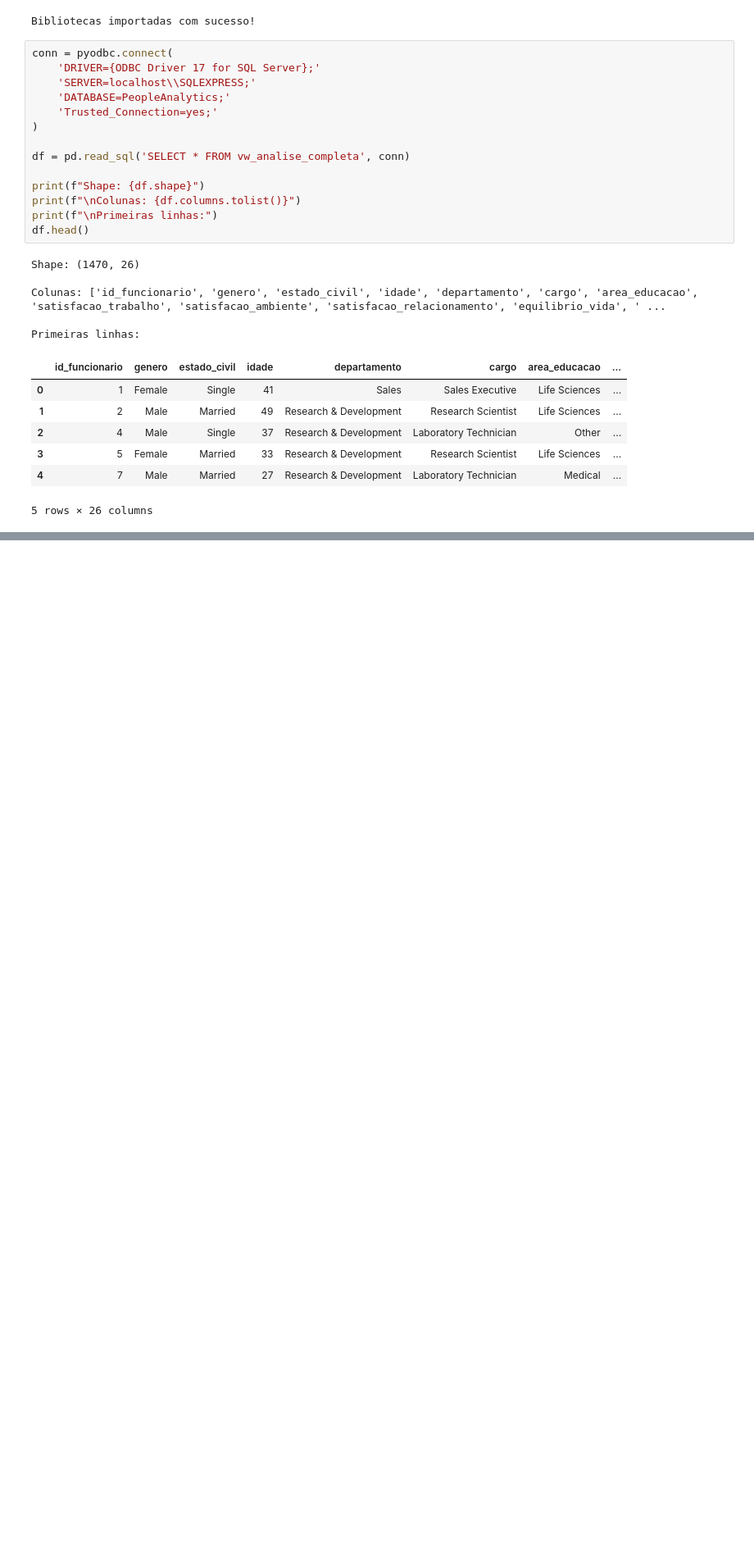
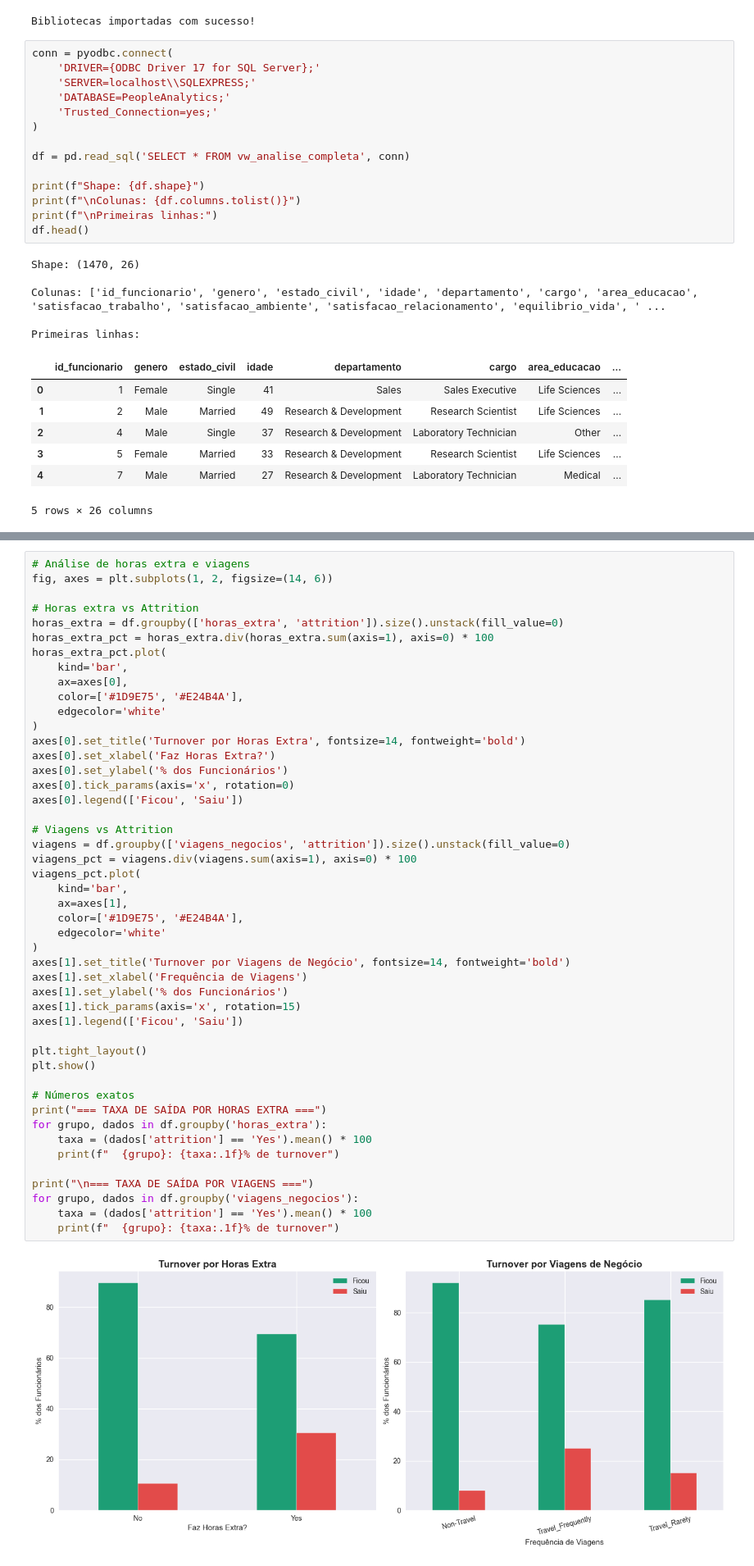
Before and after one commit to joaopedro4250/projeto_rh_people, a Jupyter notebook: python/people_analytics.ipynb, the cells around one changed output, grey strips where cells are left out. Shown at 82% size. Saved outputs shown, nothing was run; the diff lists cells and outputs as text; blank space fills up the shorter version.

```diff
--- a/python/people_analytics.ipynb
+++ b/python/people_analytics.ipynb
@@ -43,0 +204,49 @@ Primeiras linhas:
+# %%
+# Análise de horas extra e viagens
+fig, axes = plt.subplots(1, 2, figsize=(14, 6))
+
+# Horas extra vs Attrition
+horas_extra = df.groupby(['horas_extra', 'attrition']).size().unstack(fill_value=0)
+horas_extra_pct = horas_extra.div(horas_extra.sum(axis=1), axis=0) * 100
+horas_extra_pct.plot(
+    kind='bar',
+    ax=axes[0],
+    color=['#1D9E75', '#E24B4A'],
+    edgecolor='white'
+)
+axes[0].set_title('Turnover por Horas Extra', fontsize=14, fontweight='bold')
+axes[0].set_xlabel('Faz Horas Extra?')
+axes[0].set_ylabel('% dos Funcionários')
+axes[0].tick_params(axis='x', rotation=0)
+axes[0].legend(['Ficou', 'Saiu'])
+
+# Viagens vs Attrition
+viagens = df.groupby(['viagens_negocios', 'attrition']).size().unstack(fill_value=0)
+viagens_pct = viagens.div(viagens.sum(axis=1), axis=0) * 100
+viagens_pct.plot(
+    kind='bar',
+    ax=axes[1],
+    color=['#1D9E75', '#E24B4A'],
+    edgecolor='white'
+)
+axes[1].set_title('Turnover por Viagens de Negócio', fontsize=14, fontweight='bold')
+axes[1].set_xlabel('Frequência de Viagens')
+axes[1].set_ylabel('% dos Funcionários')
+axes[1].tick_params(axis='x', rotation=15)
+axes[1].legend(['Ficou', 'Saiu'])
+
+plt.tight_layout()
+plt.show()
+
+# Números exatos
+print("=== TAXA DE SAÍDA POR HORAS EXTRA ===")
+for grupo, dados in df.groupby('horas_extra'):
+    taxa = (dados['attrition'] == 'Yes').mean() * 100
+    print(f"  {grupo}: {taxa:.1f}% de turnover")
+
+print("\n=== TAXA DE SAÍDA POR VIAGENS ===")
+for grupo, dados in df.groupby('viagens_negocios'):
+    taxa = (dados['attrition'] == 'Yes').mean() * 100
+    print(f"  {grupo}: {taxa:.1f}% de turnover")
+# %% [output]
+[figure, added]
```
Also changed, not shown: parts of 12 cells of this notebook.
